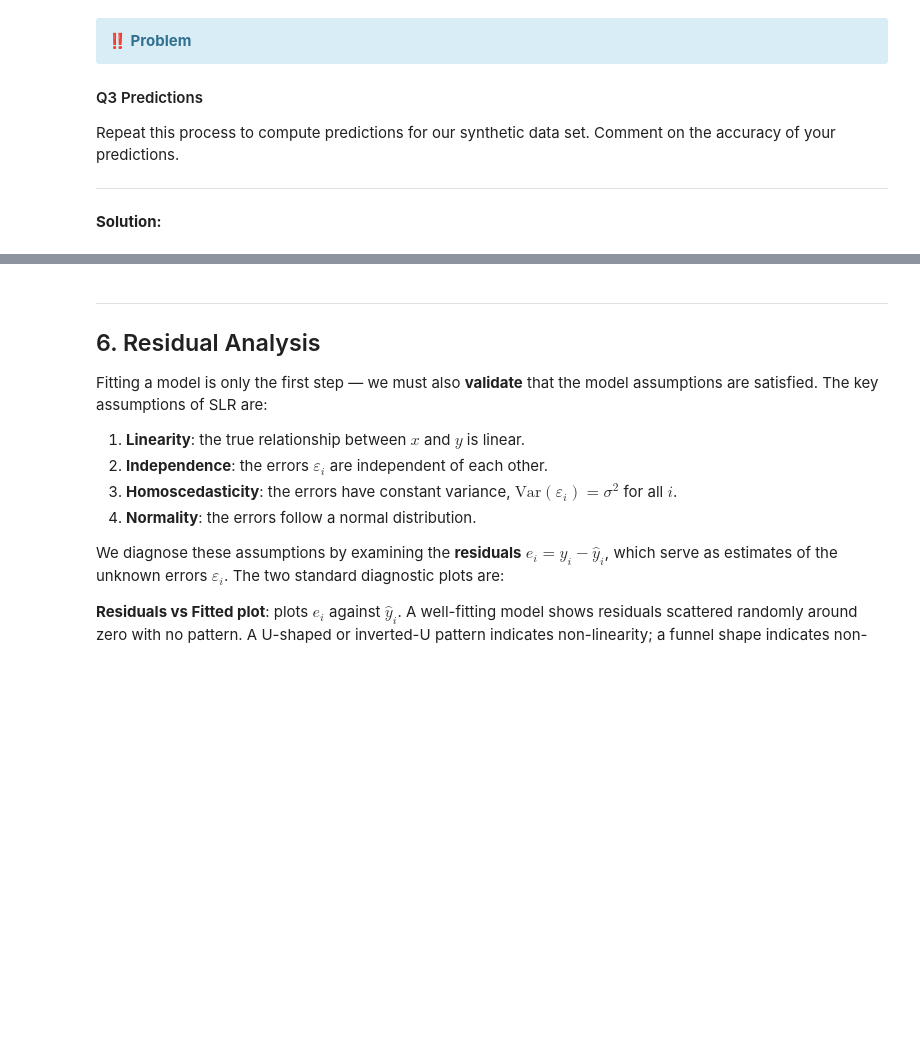
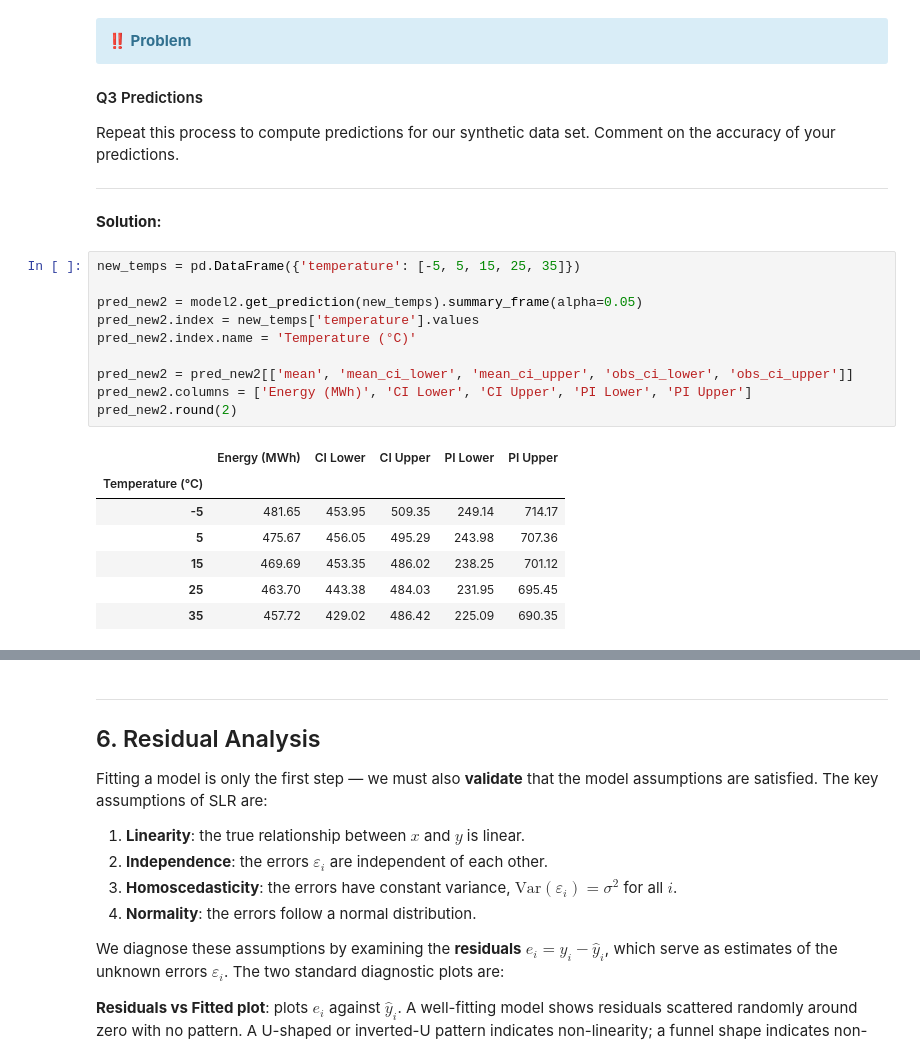
Before and after one commit to aldonunez05/pstat-100, a Jupyter notebook: Lab 6 - Simple Linear Regression.ipynb, the cells around one changed output, grey strips where cells are left out. Drawn from its saved outputs; the diff is of its cells as text; blank space fills up the shorter version.

```diff
--- a/Lab 6 - Simple Linear Regression.ipynb
+++ b/Lab 6 - Simple Linear Regression.ipynb
@@ -393,3 +425,21 @@ Repeat this process to compute predictions for our synthetic data set.  Comment
 
 ---
 **Solution:**
+# %%
+new_temps = pd.DataFrame({'temperature': [-5, 5, 15, 25, 35]})
+
+pred_new2 = model2.get_prediction(new_temps).summary_frame(alpha=0.05)
+pred_new2.index = new_temps['temperature'].values
+pred_new2.index.name = 'Temperature (°C)'
+
+pred_new2 = pred_new2[['mean', 'mean_ci_lower', 'mean_ci_upper', 'obs_ci_lower', 'obs_ci_upper']]
+pred_new2.columns = ['Energy (MWh)', 'CI Lower', 'CI Upper', 'PI Lower', 'PI Upper']
+pred_new2.round(2)
+# %% [output]
+|  | Energy (MWh) | CI Lower | CI Upper | PI Lower | PI Upper |
+| Temperature (°C) |  |  |  |  |  |
+| -5 | 481.65 | 453.95 | 509.35 | 249.14 | 714.17 |
+| 5 | 475.67 | 456.05 | 495.29 | 243.98 | 707.36 |
+| 15 | 469.69 | 453.35 | 486.02 | 238.25 | 701.12 |
+| 25 | 463.70 | 443.38 | 484.03 | 231.95 | 695.45 |
+| 35 | 457.72 | 429.02 | 486.42 | 225.09 | 690.35 |
```
Also changed, not shown: parts of 9 cells of this notebook, 2 other files.
